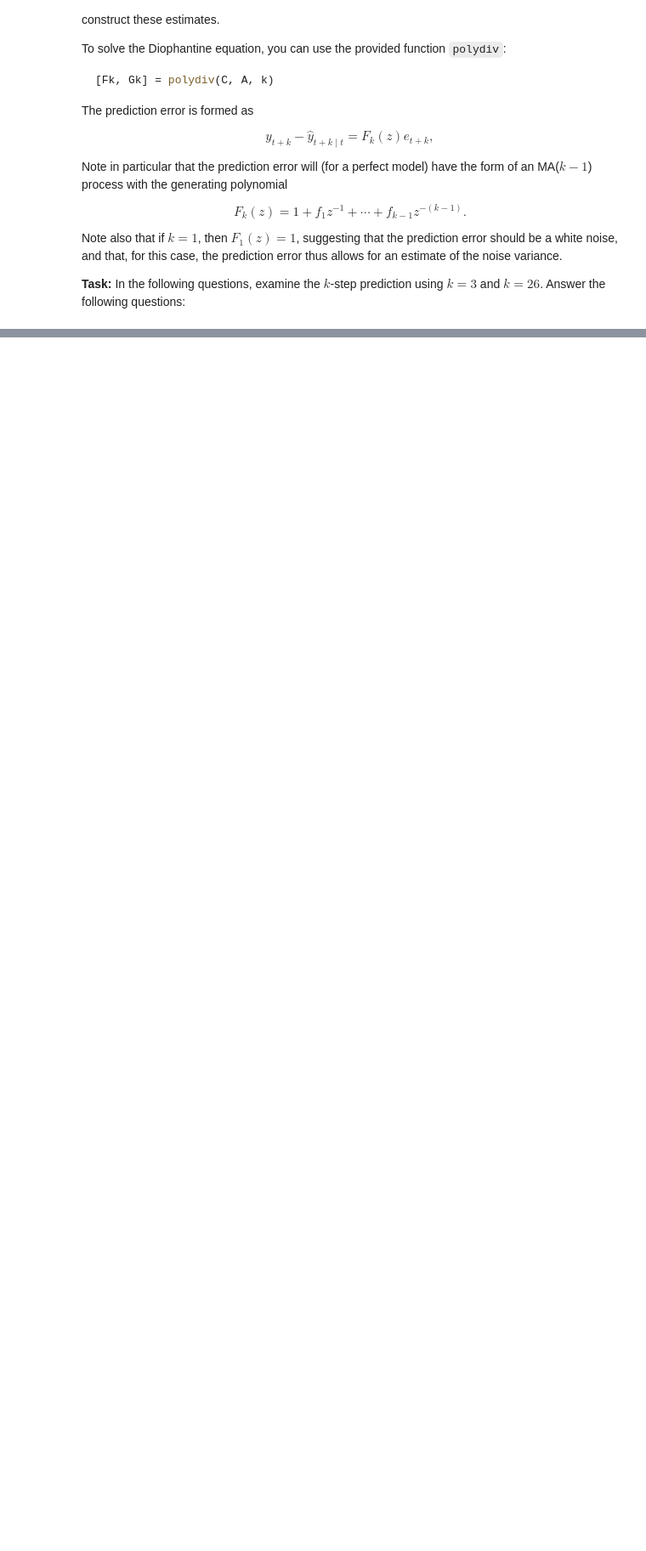
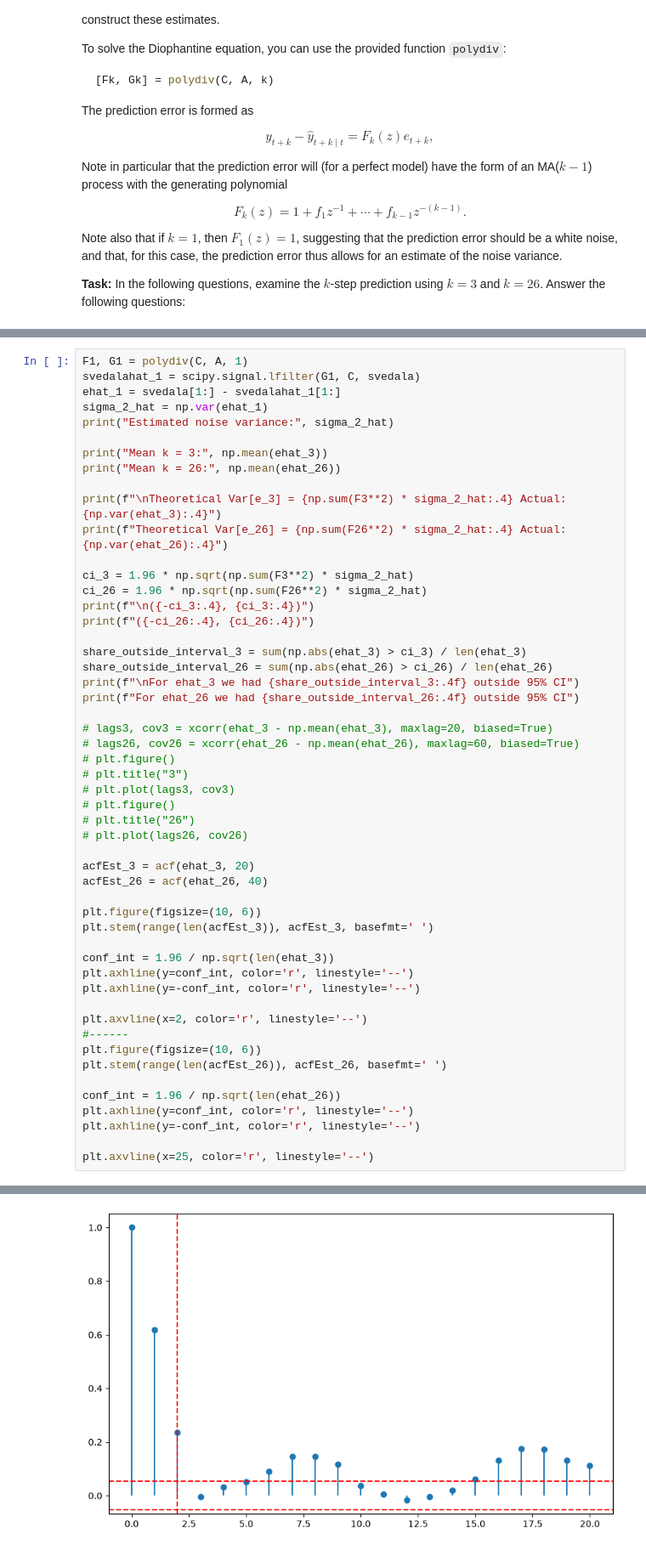
Before and after one commit to H-Wadman/TimeSeriesAnalysis, a Jupyter notebook: labs/lab2.ipynb, the cells around one changed output, grey strips where cells are left out. Shown at 85% size. Cells and saved outputs as stored; diff of their text form; blank space fills up the shorter version.

```diff
--- a/labs/lab2.ipynb
+++ b/labs/lab2.ipynb
@@ -507,0 +529,53 @@ F26, G26 = polydiv(C, A, 26)
+# %%
+F1, G1 = polydiv(C, A, 1)
+svedalahat_1 = scipy.signal.lfilter(G1, C, svedala)
+ehat_1 = svedala[1:] - svedalahat_1[1:]
+sigma_2_hat = np.var(ehat_1)
+print("Estimated noise variance:", sigma_2_hat)
+
+print("Mean k = 3:", np.mean(ehat_3))
+print("Mean k = 26:", np.mean(ehat_26))
+
+print(f"\nTheoretical Var[e_3] = {np.sum(F3**2) * sigma_2_hat:.4} Actual: {np.var(ehat_3):.4}")
+print(f"Theoretical Var[e_26] = {np.sum(F26**2) * sigma_2_hat:.4} Actual: {np.var(ehat_26):.4}")
+
+ci_3 = 1.96 * np.sqrt(np.sum(F3**2) * sigma_2_hat)
+ci_26 = 1.96 * np.sqrt(np.sum(F26**2) * sigma_2_hat)
+print(f"\n({-ci_3:.4}, {ci_3:.4})")
+print(f"({-ci_26:.4}, {ci_26:.4})")
+
+share_outside_interval_3 = sum(np.abs(ehat_3) > ci_3) / len(ehat_3)
+share_outside_interval_26 = sum(np.abs(ehat_26) > ci_26) / len(ehat_26)
+print(f"\nFor ehat_3 we had {share_outside_interval_3:.4f} outside 95% CI")
+print(f"For ehat_26 we had {share_outside_interval_26:.4f} outside 95% CI")
+
+# lags3, cov3 = xcorr(ehat_3 - np.mean(ehat_3), maxlag=20, biased=True)
+# lags26, cov26 = xcorr(ehat_26 - np.mean(ehat_26), maxlag=60, biased=True)
+# plt.figure()
+# plt.title("3")
+# plt.plot(lags3, cov3)
+# plt.figure()
+# plt.title("26")
+# plt.plot(lags26, cov26)
+
+acfEst_3 = acf(ehat_3, 20)
+acfEst_26 = acf(ehat_26, 40)
+
+plt.figure(figsize=(10, 6))
+plt.stem(range(len(acfEst_3)), acfEst_3, basefmt=' ')
+
+conf_int = 1.96 / np.sqrt(len(ehat_3))
+plt.axhline(y=conf_int, color='r', linestyle='--')
+plt.axhline(y=-conf_int, color='r', linestyle='--')
+
+plt.axvline(x=2, color='r', linestyle='--')
+#------
+plt.figure(figsize=(10, 6))
+plt.stem(range(len(acfEst_26)), acfEst_26, basefmt=' ')
+
+conf_int = 1.96 / np.sqrt(len(ehat_26))
+plt.axhline(y=conf_int, color='r', linestyle='--')
+plt.axhline(y=-conf_int, color='r', linestyle='--')
+
+plt.axvline(x=25, color='r', linestyle='--')
+# %% [output]
@@ -507,0 +595 @@ F26, G26 = polydiv(C, A, 26)
+[figure, added]
```
Also changed, not shown: parts of 7 cells of this notebook, 2 other files.
